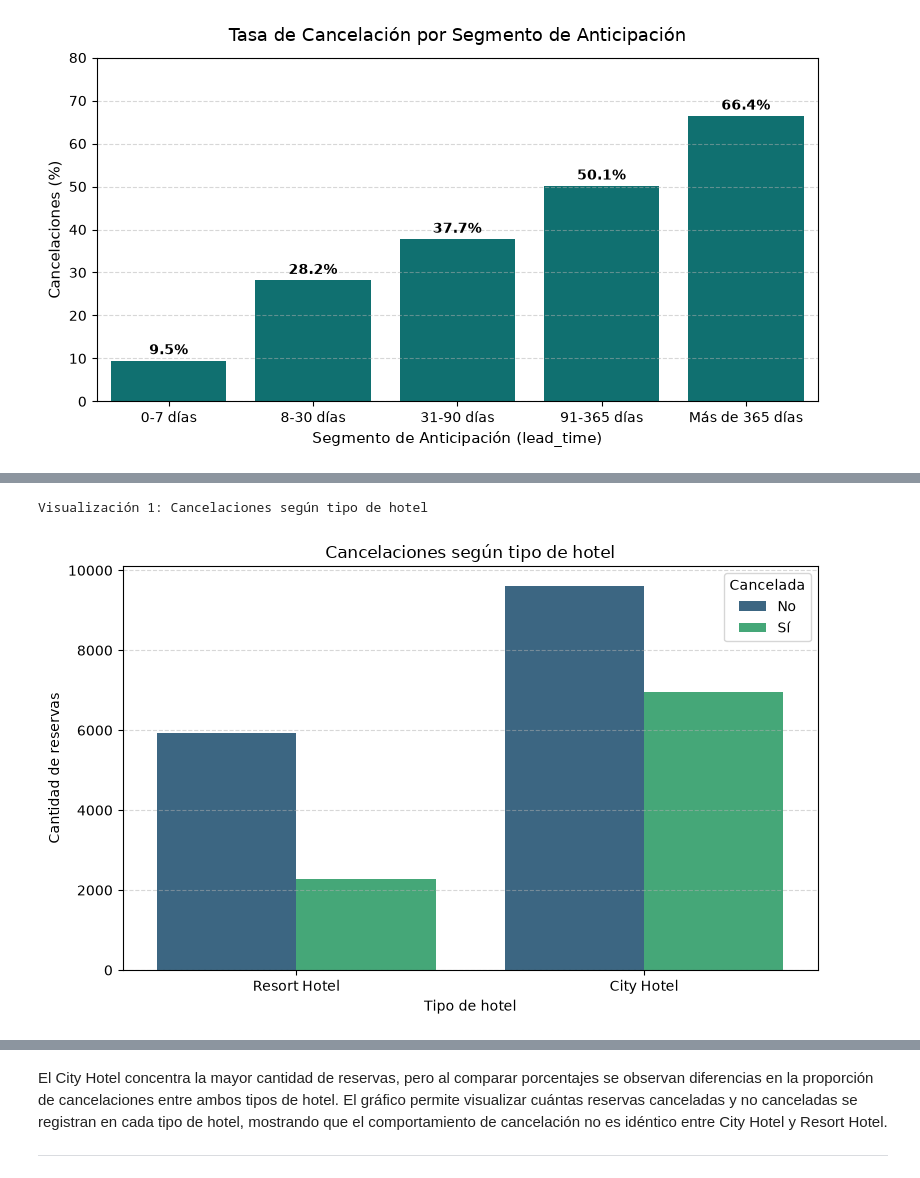
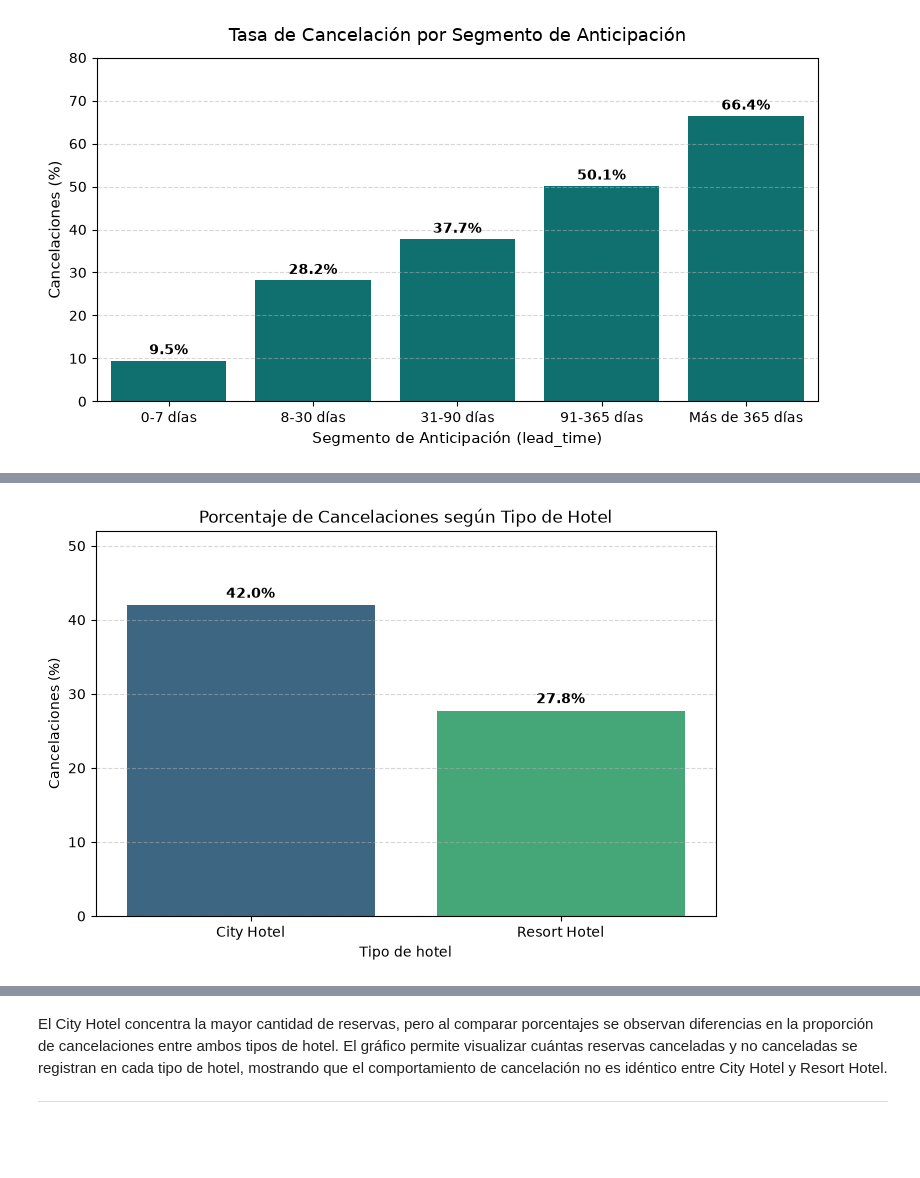
Before and after one commit to MatiasManuelCarro/UTN-TUPAD-Analisis_Datos_TPI, a Jupyter notebook: 10_TPI - SEmana 10 - Entrega 4/Matias Carro - Analisis de Datos - TPI - Semana 10 - Entrega 4 .ipynb, the cells around one changed output, grey strips where cells are left out. Saved outputs shown, nothing was run; the diff lists cells and outputs as text; code cells hidden in the pictures; blank space fills up the shorter version.

```diff
--- a/10_TPI - SEmana 10 - Entrega 4/Matias Carro - Analisis de Datos - TPI - Semana 10 - Entrega 4 .ipynb
+++ b/10_TPI - SEmana 10 - Entrega 4/Matias Carro - Analisis de Datos - TPI - Semana 10 - Entrega 4 .ipynb
@@ -609,6 +612,8 @@ con.execute("""
     SELECT * FROM df
 """)
 
+df = con.sql("SELECT * FROM reservas").df()
+
 print(f"Entorno preparado: {len(df):,} registros disponibles en la tabla 'reservas'.")
 # %% [output]
 Entorno preparado: 24,787 registros disponibles en la tabla 'reservas'.
@@ -1066,25 +1130,36 @@ con.sql("""
 # %%
-import matplotlib.pyplot as plt
-import seaborn as sns
-
-print("\nVisualización 1: Cancelaciones según tipo de hotel\n")
+# Convertir DuckDB a pandas
+df_hoteles = cancelaciones_tipo_hotel .df()
 
 plt.figure(figsize=(8,5))
 
-sns.countplot(
-    data=df,
+ax = sns.barplot(
+    data=df_hoteles,
     x='hotel',
-    hue='is_canceled',
-    palette='viridis'
+    y='porcentaje_canceladas',
+    hue='hotel',
+    palette='viridis',
+    legend=False
 )
 
-plt.title("Cancelaciones según tipo de hotel")
+plt.title("Porcentaje de Cancelaciones según Tipo de Hotel")
 plt.xlabel("Tipo de hotel")
-plt.ylabel("Cantidad de reservas")
-plt.legend(title="Cancelada", labels=["No", "Sí"])
-plt.tight_layout()
+plt.ylabel("Cancelaciones (%)")
 plt.grid(axis='y', linestyle='--', alpha=0.5)
+
+# Etiquetas encima de cada barra
+for p in ax.patches:
+    altura = p.get_height()
+    ax.annotate(
+        f"{altura:.1f}%",
+        (p.get_x() + p.get_width() / 2., altura + 1),
+        ha='center',
+        fontsize=10,
+        fontweight='bold'
+    )
+
+ax.set_ylim(0, df_hoteles['porcentaje_canceladas'].max() + 10)
+
 plt.show()
 # %% [output]
-Visualización 1: Cancelaciones según tipo de hotel
-[figure, old version]
+[figure, new version]
```
Also changed, not shown: parts of 15 cells of this notebook, 1 other file.
